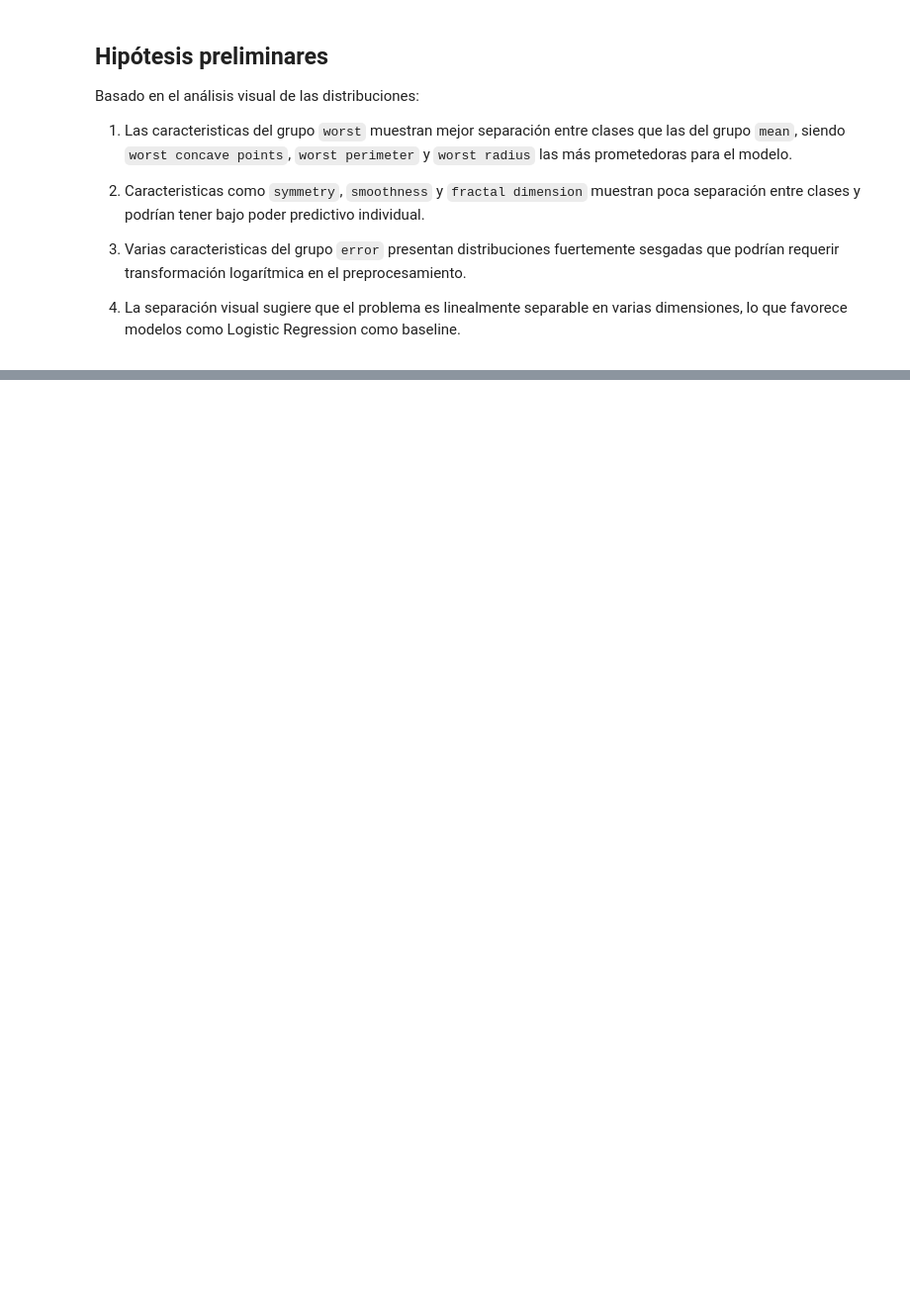
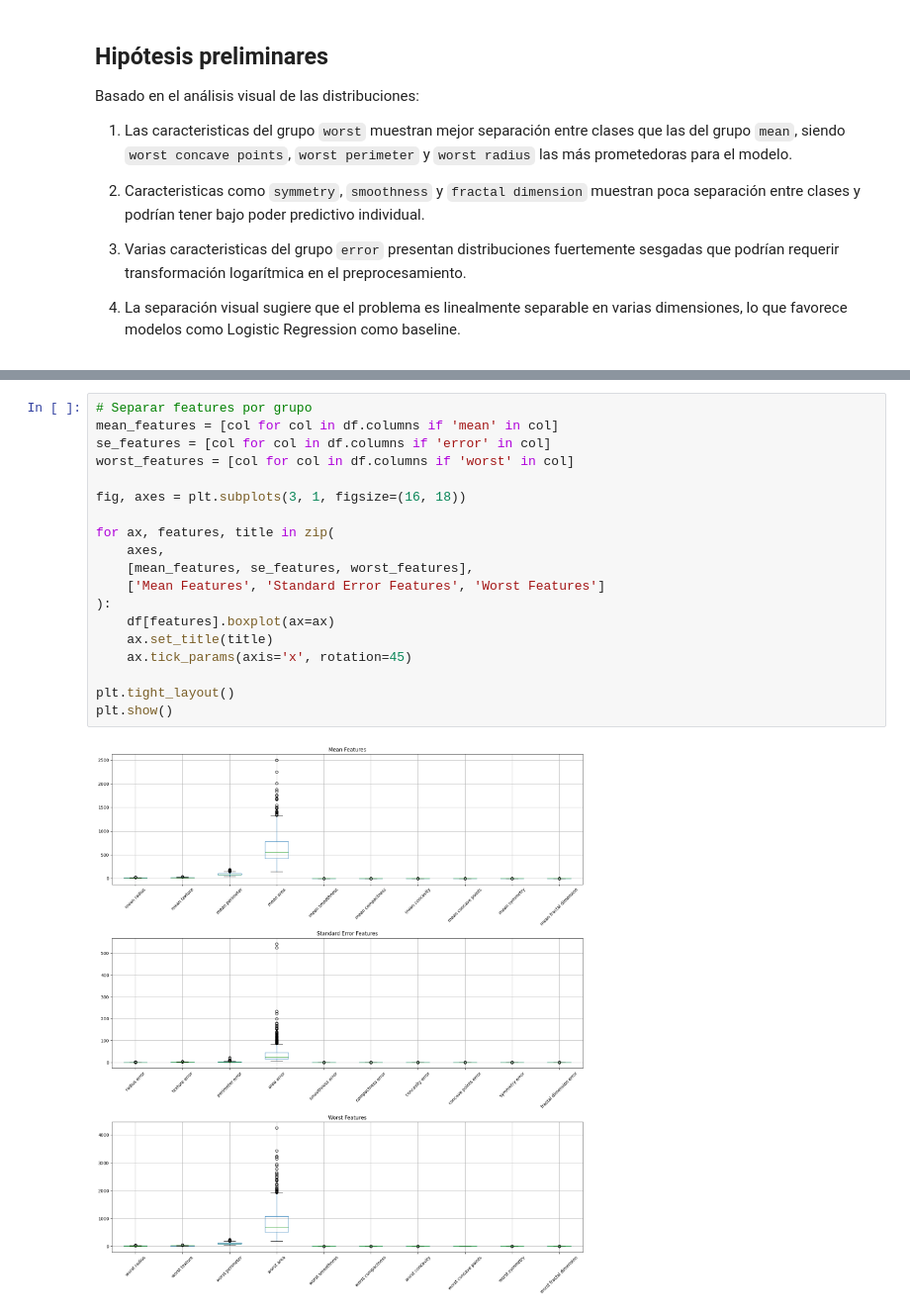
Before and after one commit to Robles663/Breast-cancer-classifier, a Jupyter notebook: notebooks/01_EDA.ipynb, the cells around one changed output, grey strips where cells are left out. Shown at 99% size. Saved outputs shown, nothing was run; the diff lists cells and outputs as text; blank space fills up the shorter version.

```diff
--- a/notebooks/01_EDA.ipynb
+++ b/notebooks/01_EDA.ipynb
@@ -71,0 +154,21 @@ plt.show()
+# %%
+# Separar features por grupo
+mean_features = [col for col in df.columns if 'mean' in col]
+se_features = [col for col in df.columns if 'error' in col]
+worst_features = [col for col in df.columns if 'worst' in col]
+
+fig, axes = plt.subplots(3, 1, figsize=(16, 18))
+
+for ax, features, title in zip(
+    axes,
+    [mean_features, se_features, worst_features],
+    ['Mean Features', 'Standard Error Features', 'Worst Features']
+):
+    df[features].boxplot(ax=ax)
+    ax.set_title(title)
+    ax.tick_params(axis='x', rotation=45)
+
+plt.tight_layout()
+plt.show()
+# %% [output]
+[figure, added]
```
Also changed, not shown: parts of 9 cells of this notebook.
